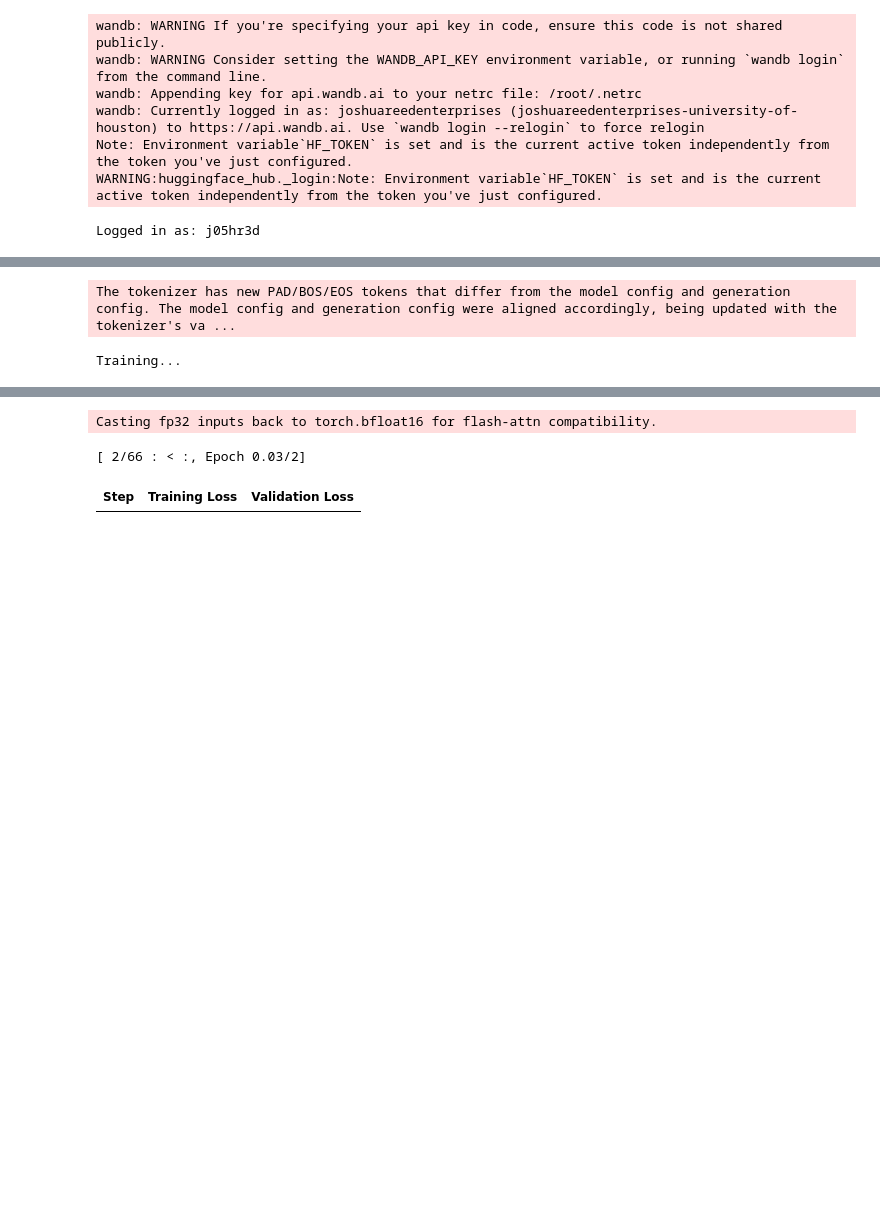
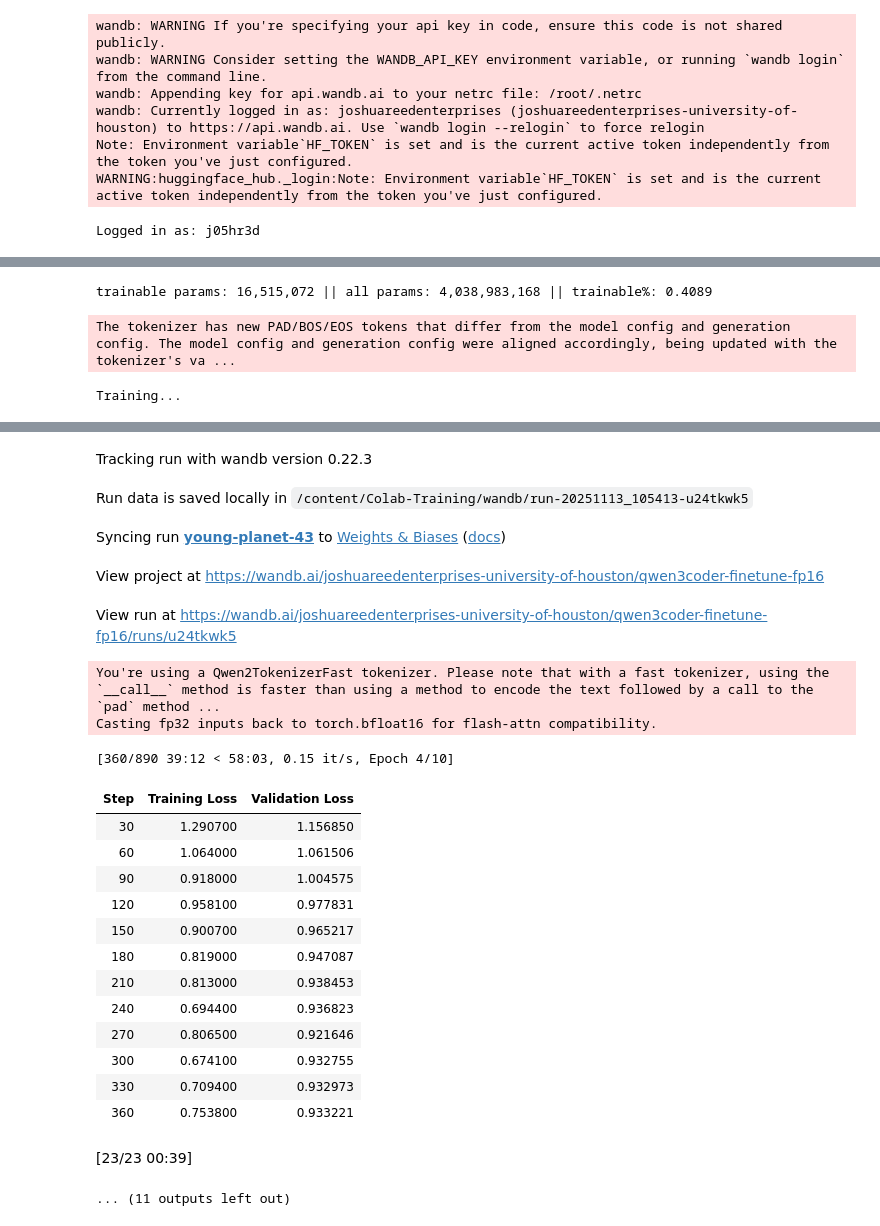
Before and after one commit to UH-Insure/Colab-Training, a Jupyter notebook: notebooks/SFT_Training.ipynb, the cells around one changed output, grey strips where cells are left out. Cells and saved outputs as stored; diff of their text form; code cells hidden in the pictures; blank space fills up the shorter version.

Commit message:
Supervised training notebook.

```diff
--- a/notebooks/SFT_Training.ipynb
+++ b/notebooks/SFT_Training.ipynb
@@ -251,0 +185,7 @@ eval_dataset = ConstantLengthDataset(
+# %%
+
+tokenizer = AutoTokenizer.from_pretrained(MODEL_ID, use_fast=True, trust_remote_code=TRUST_REMOTE_CODE)
+# Ensure pad token exists
+if tokenizer.pad_token is None:
+    tokenizer.pad_token = tokenizer.eos_token
+print("Pad token id:", tokenizer.pad_token_id, "EOS:", tokenizer.eos_token_id)
@@ -380,0 +412,14 @@ model.config.use_cache = False
+# %%
+lora_cfg = LoraConfig(
+    task_type="CAUSAL_LM",
+    r=LORA_R,
+    lora_alpha=LORA_ALPHA,
+    lora_dropout=LORA_DROPOUT,
+    target_modules=LORA_TARGET_MODULES,
+    bias="none",
+)
+# model = PeftModel.from_pretrained(base, "HUGGING FACE ADAPTERS")
+model = get_peft_model(base, lora_cfg)
+model.print_trainable_parameters()
+# %% [output]
+trainable params: 16,515,072 || all params: 4,038,983,168 || trainable%: 0.4089
@@ -381,38 +466,15 @@ model.config.use_cache = False
 # %%
-import math
-from model.dataset.util import PerplexityCallback, EpochToDatasetCallback
-from time import time
-from transformers import EarlyStoppingCallback
-
-trainer = Trainer(
-    model=model,
-    args=training_args,
-    train_dataset=train_dataset,
-    eval_dataset=eval_dataset,         # required for early stopping
-    tokenizer=tokenizer,
-    data_collator=collator,
-    callbacks=[
-        PerplexityCallback(),
-        EpochToDatasetCallback(train_dataset),
-        EarlyStoppingCallback(
-            early_stopping_patience=2,
-            early_stopping_threshold=0.0
-        ),
-    ],
-)
-
-train_start_time = time()
 print("Training...")
 try:
   trainer.train(resume_from_checkpoint=False)
-  train_end_time = time()
-  print(f"Training completed in {train_end_time - train_start_time:.2f} seconds.")
   eval_results = trainer.evaluate()
-except e as Exception:
+except Exception as e:
   print(f"Training failed: {e}")
 finally:
   trainer.save_state()
-  trainer.save_model(f"{trainer.args.output_dir}/last-safe")
+  trainer.save_model(OUTPUT_DIR)
+  print("Saved model to:", OUTPUT_DIR)
+
 wandb.finish()
 eval_loss = eval_results["eval_loss"]
 perplexity = math.exp(eval_loss)
@@ -423,3 +486,23 @@ Training...
+Tracking run with wandb version 0.22.3
+Run data is saved locally in /content/Colab-Training/wandb/run-20251113_105413-u24tkwk5
+Syncing run young-planet-43 to Weights & Biases (docs)
+View project at https://wandb.ai/joshuareedenterprises-university-of-houston/qwen3coder-finetune-fp16
+View run at https://wandb.ai/joshuareedenterprises-university-of-houston/qwen3coder-finetune-fp16/runs/u24tkwk5
+You're using a Qwen2TokenizerFast tokenizer. Please note that with a fast tokenizer, using the `__call__` method is faster than using a method to encode the text followed by a call to the `pad` method ...
 Casting fp32 inputs back to torch.bfloat16 for flash-attn compatibility.
-[ 2/66 : < :, Epoch 0.03/2]
+[360/890 39:12 < 58:03, 0.15 it/s, Epoch 4/10]
 | Step | Training Loss | Validation Loss |
+| 30 | 1.290700 | 1.156850 |
+| 60 | 1.064000 | 1.061506 |
+| 90 | 0.918000 | 1.004575 |
+| 120 | 0.958100 | 0.977831 |
+| 150 | 0.900700 | 0.965217 |
+| 180 | 0.819000 | 0.947087 |
+| 210 | 0.813000 | 0.938453 |
+| 240 | 0.694400 | 0.936823 |
+| 270 | 0.806500 | 0.921646 |
+| 300 | 0.674100 | 0.932755 |
+| 330 | 0.709400 | 0.932973 |
+| 360 | 0.753800 | 0.933221 |
+[23/23 00:39]
+... (11 outputs left out)
```
Also changed, not shown: parts of 28 cells of this notebook.
